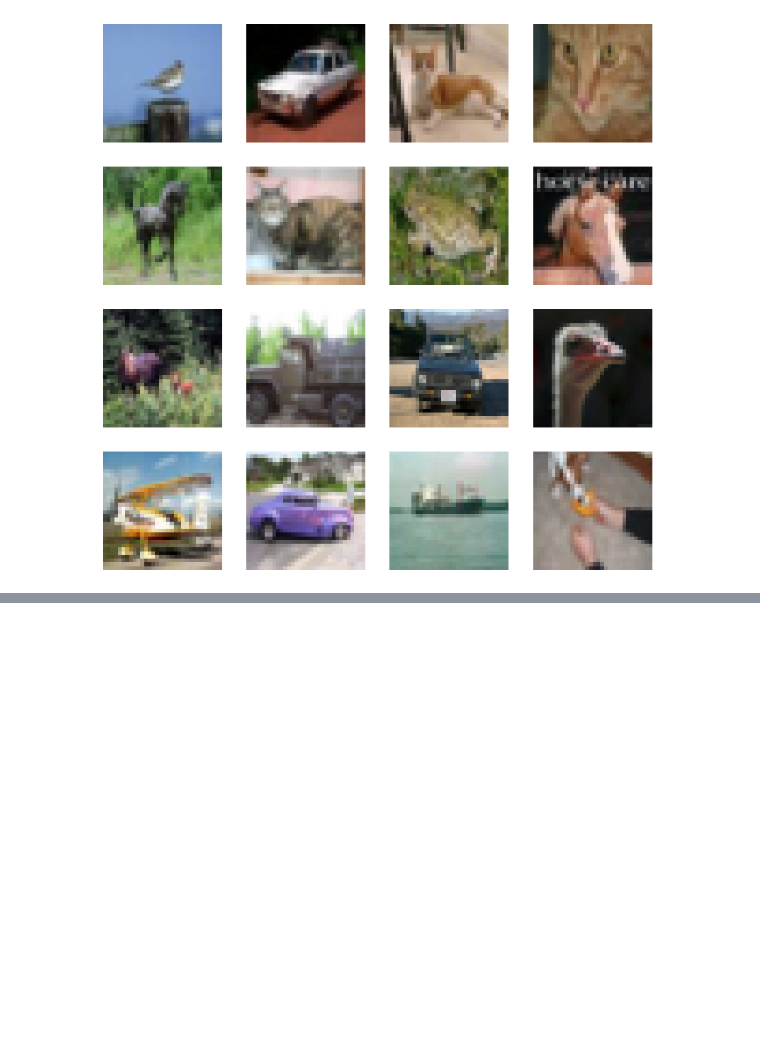
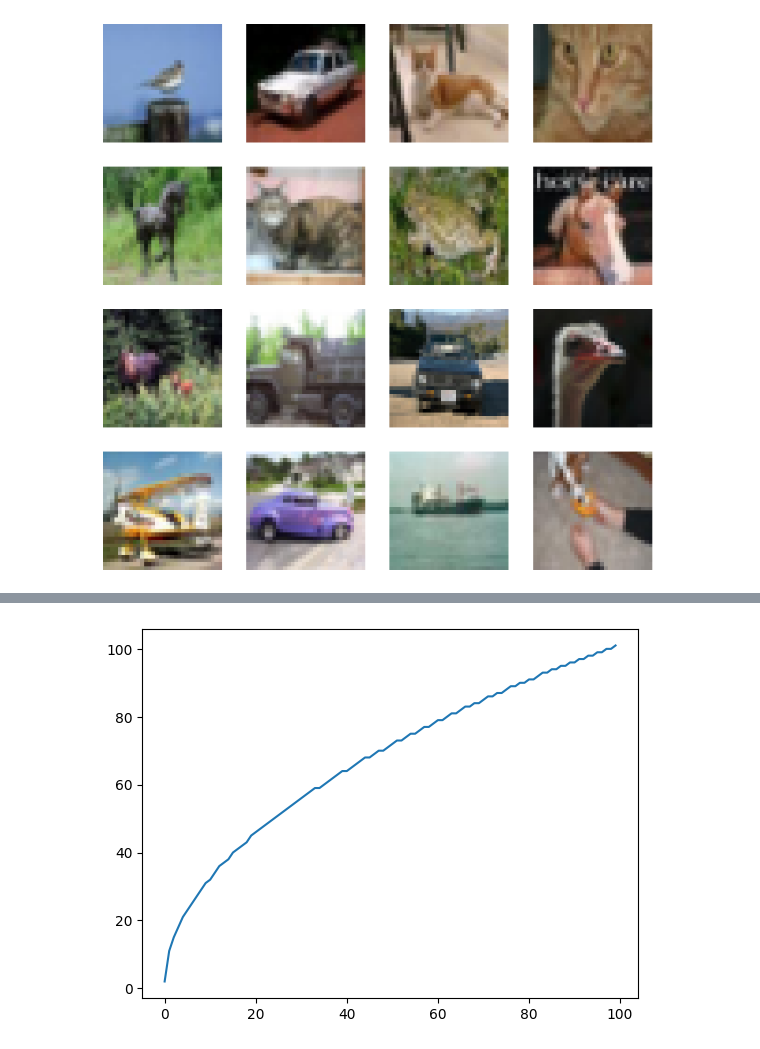
Before and after one commit to mselmangokmen/consistency-model-unofficial, a Jupyter notebook: test.ipynb, the cells around one changed output, grey strips where cells are left out. Drawn from its saved outputs; the diff is of its cells as text; code cells hidden in the pictures; blank space fills up the shorter version.

```diff
--- a/test.ipynb
+++ b/test.ipynb
@@ -71,0 +72,24 @@ Files already downloaded and verified
+# %%
+import math
+import numpy as np
+from model.utils import kerras_boundaries
+import matplotlib.pyplot as plt     # for plotting
+
+epochs=100
+s1=100
+s0=2
+len_array=[]
+for epoch in range(epochs):
+    N1 = math.ceil(math.sqrt( (epoch/epochs)* ((s1 +1 )**2   - s0**2)   + s0**2) - 1) + 1
+    len_array.append(N1)
+
+    boundaries1 = kerras_boundaries(7.0, 0.002, N1, 80.0).numpy()
+    r= np.random.randint(0,N1-1)
+    #t = torch.randint(0, N - 1, (1, 1))
+    tb1 = boundaries1[r]
+
+
+plt.plot(len_array)
+plt.show()
+# %% [output]
+[figure, added]
```
Also changed, not shown: parts of 1 cell of this notebook, 5 other files.
